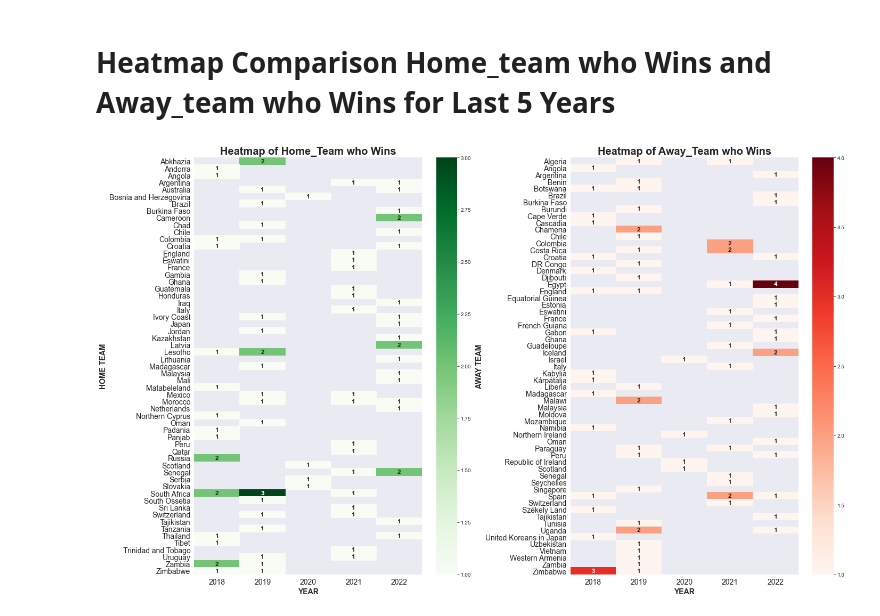
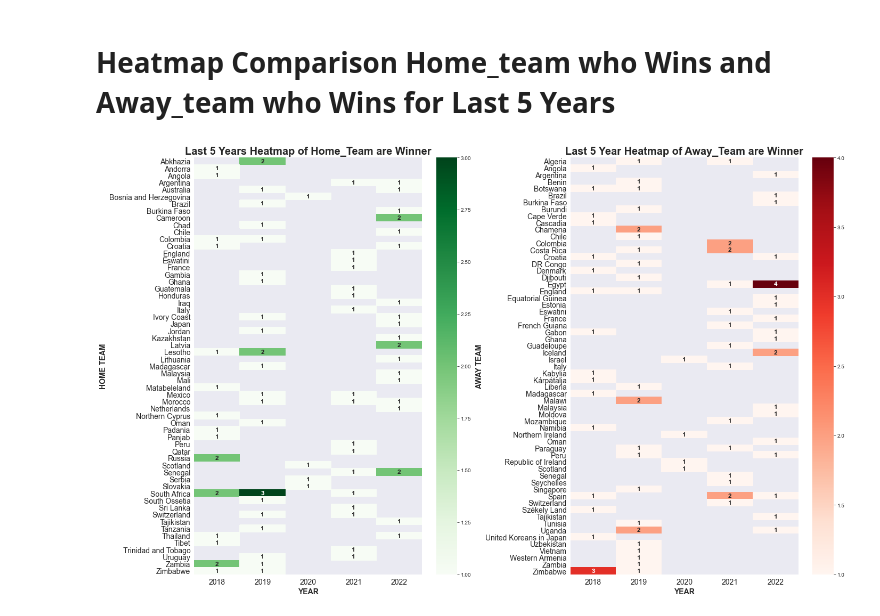
Before and after one commit to ryuukkk/football-data-analysis, a Jupyter notebook: sahil_work.ipynb, the cells around one changed output. Saved outputs shown, nothing was run; the diff lists cells and outputs as text; code cells hidden in the pictures.

```diff
--- a/sahil_work.ipynb
+++ b/sahil_work.ipynb
@@ -133,29 +137,29 @@ plt.savefig('figures/goal_vs_penalties.jpg')
 # %%
 penalties["date"] = pd.to_datetime(penalties["date"])
 penalties["year"] = penalties["date"].dt.year
 
 list_last_5_years = penalties["year"].sort_values(ascending=True).unique()[-5:]
 last_5_year_data = penalties[penalties["year"].isin(list_last_5_years)]
 
 fig, hm_list = plt.subplots(ncols=2, figsize=(30,12))
 
 heatmap1 = last_5_year_data.pivot_table(values="winner", index="home_team", columns="year", aggfunc="count")
 sns.heatmap(data=heatmap1, ax=hm_list[0], cmap="Greens", annot=True, annot_kws={"fontsize":12, "fontweight":"bold"})
 hm_list[0].set_xlabel("YEAR", fontsize=14, fontweight="bold")
 hm_list[0].set_ylabel("HOME TEAM", fontsize=14, fontweight="bold")
-hm_list[0].set_title("Heatmap of Home_Team who Wins", fontsize=20, fontweight="bold")
+hm_list[0].set_title("Last 5 Years Heatmap of Home_Team are Winner", fontsize=20, fontweight="bold")
 hm_list[0].tick_params(axis="x", labelsize=14)
 hm_list[0].tick_params(axis="y", labelsize=14)
 
 heatmap2 = last_5_year_data.pivot_table(values="winner", index="away_team", columns="year", aggfunc="count")
 sns.heatmap(data=heatmap2, ax=hm_list[1], cmap="Reds", annot=True, annot_kws={"fontsize":12, "fontweight":"bold"})
 hm_list[1].set_xlabel("YEAR", fontsize=14, fontweight="bold")
 hm_list[1].set_ylabel("AWAY TEAM", fontsize=14, fontweight="bold")
-hm_list[1].set_title("Heatmap of Away_Team who Wins", fontsize=20, fontweight="bold")
+hm_list[1].set_title("Last 5 Year Heatmap of Away_Team are Winner", fontsize=20, fontweight="bold")
 hm_list[1].tick_params(axis="x", labelsize=14)
 hm_list[1].tick_params(axis="y", labelsize=14)
 
 plt.tight_layout()
-plt.savefig('figures/heatmap_home_team_VS_away_team_who_wins.jpg')
+plt.savefig('figures/heatmap_home_team_VS_away_team_are_winner.jpg')
 # %% [output]
-[figure, old version]
+[figure, new version]
```
Also changed, not shown: parts of 1 cell of this notebook, 3 other files.
